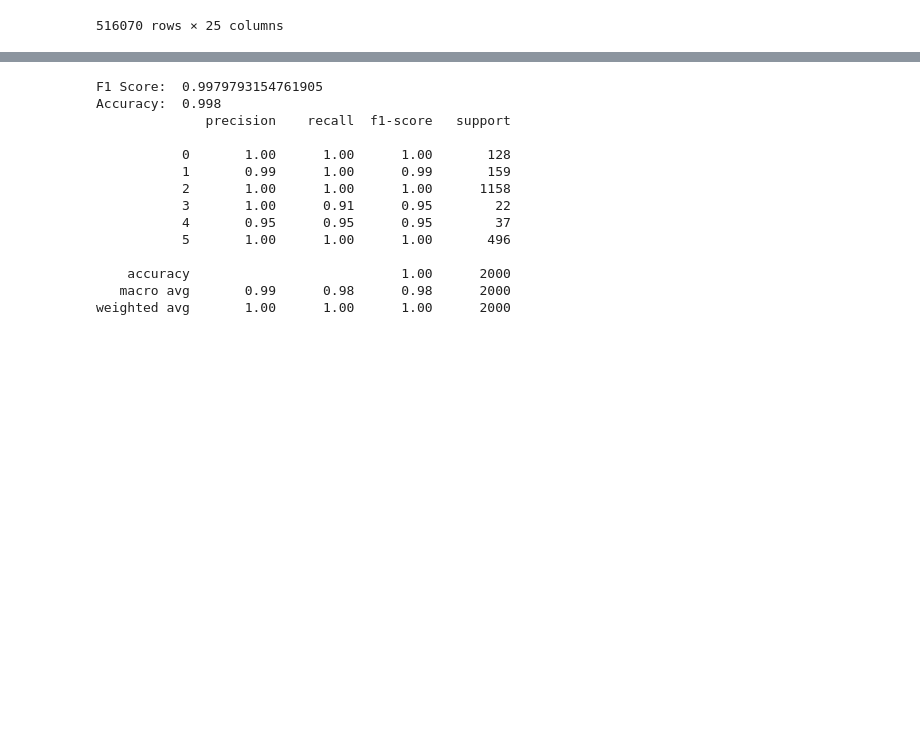
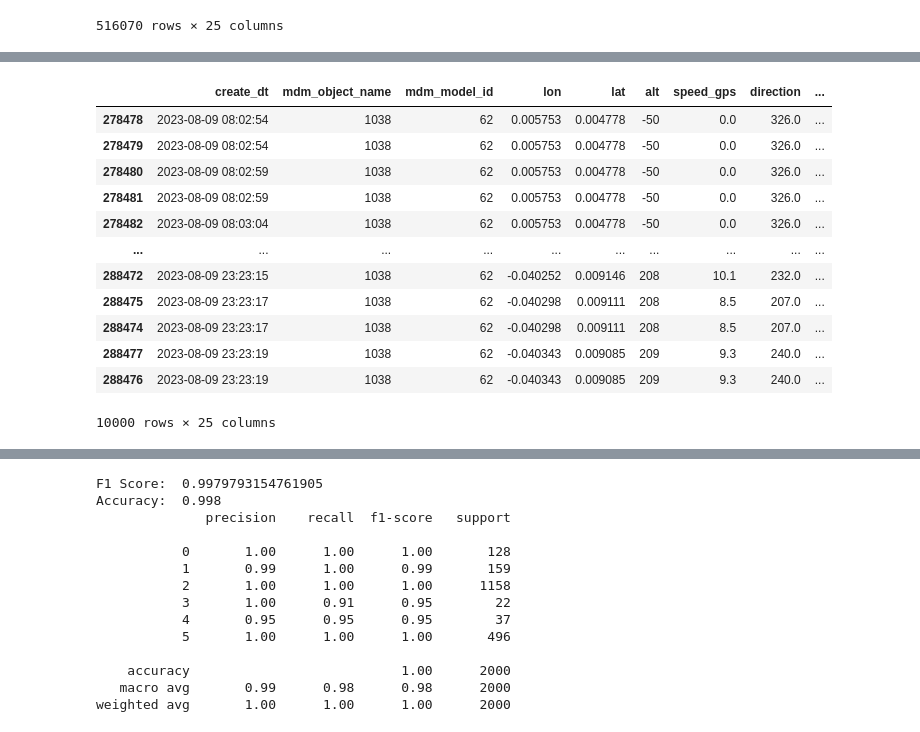
Before and after one commit to andyops/mining-Hackathon, a Jupyter notebook: iter2.ipynb, the cells around one changed output, grey strips where cells are left out. Saved outputs shown, nothing was run; the diff lists cells and outputs as text; code cells hidden in the pictures; blank space fills up the shorter version.

```diff
--- a/iter2.ipynb
+++ b/iter2.ipynb
@@ -233,3 +306,21 @@ df
+# %%
+df = df_sorted
+# %%
+df
+# %% [output]
+|  | create_dt | mdm_object_name | mdm_model_id | lon | lat | alt | speed_gps | direction | ... |
+| 278478 | 2023-08-09 08:02:54 | 1038 | 62 | 0.005753 | 0.004778 | -50 | 0.0 | 326.0 | ... |
+| 278479 | 2023-08-09 08:02:54 | 1038 | 62 | 0.005753 | 0.004778 | -50 | 0.0 | 326.0 | ... |
+| 278480 | 2023-08-09 08:02:59 | 1038 | 62 | 0.005753 | 0.004778 | -50 | 0.0 | 326.0 | ... |
+| 278481 | 2023-08-09 08:02:59 | 1038 | 62 | 0.005753 | 0.004778 | -50 | 0.0 | 326.0 | ... |
+| 278482 | 2023-08-09 08:03:04 | 1038 | 62 | 0.005753 | 0.004778 | -50 | 0.0 | 326.0 | ... |
+| ... | ... | ... | ... | ... | ... | ... | ... | ... | ... |
+| 288472 | 2023-08-09 23:23:15 | 1038 | 62 | -0.040252 | 0.009146 | 208 | 10.1 | 232.0 | ... |
+| 288475 | 2023-08-09 23:23:17 | 1038 | 62 | -0.040298 | 0.009111 | 208 | 8.5 | 207.0 | ... |
+| 288474 | 2023-08-09 23:23:17 | 1038 | 62 | -0.040298 | 0.009111 | 208 | 8.5 | 207.0 | ... |
+| 288477 | 2023-08-09 23:23:19 | 1038 | 62 | -0.040343 | 0.009085 | 209 | 9.3 | 240.0 | ... |
+| 288476 | 2023-08-09 23:23:19 | 1038 | 62 | -0.040343 | 0.009085 | 209 | 9.3 | 240.0 | ... |
+10000 rows × 25 columns
 # %%
 # Separate features and target
 X = df.drop(columns=['label', 'create_dt'])  # Assuming 'create_dt' is not needed as a feature
```
Also changed, not shown: parts of 18 cells of this notebook, 8 other files.
